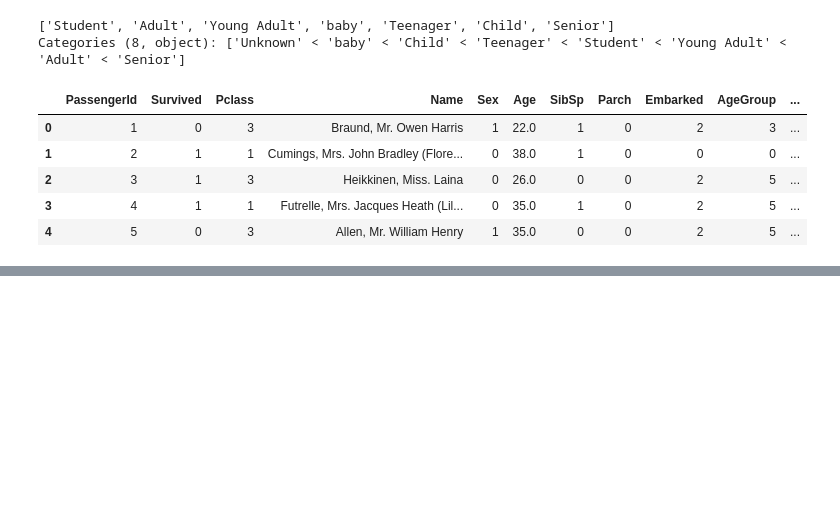
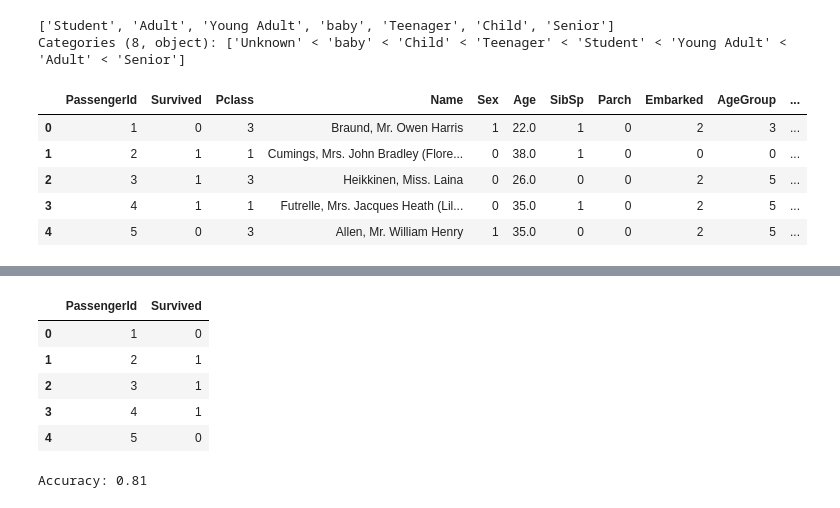
Before and after one commit to HARMESH095/Titanic, a Jupyter notebook: TITANIC/prediction.ipynb, the cells around one changed output, grey strips where cells are left out. Saved outputs shown, nothing was run; the diff lists cells and outputs as text; code cells hidden in the pictures; blank space fills up the shorter version.

```diff
--- a/TITANIC/prediction.ipynb
+++ b/TITANIC/prediction.ipynb
@@ -517,0 +564,11 @@ data_test.head()
+# %%
+data_main = data_test[['PassengerId', 'Survived']]
+# %%
+data_main.head()
+# %% [output]
+|  | PassengerId | Survived |
+| 0 | 1 | 0 |
+| 1 | 2 | 1 |
+| 2 | 3 | 1 |
+| 3 | 4 | 1 |
+| 4 | 5 | 0 |
@@ -517,0 +577,5 @@ data_test.head()
+# %%
+accuracy = accuracy_score(Y_test, preds)
+print(f'Accuracy: {accuracy:.2f}')
+# %% [output]
+Accuracy: 0.81
```
Also changed, not shown: parts of 7 cells of this notebook.
